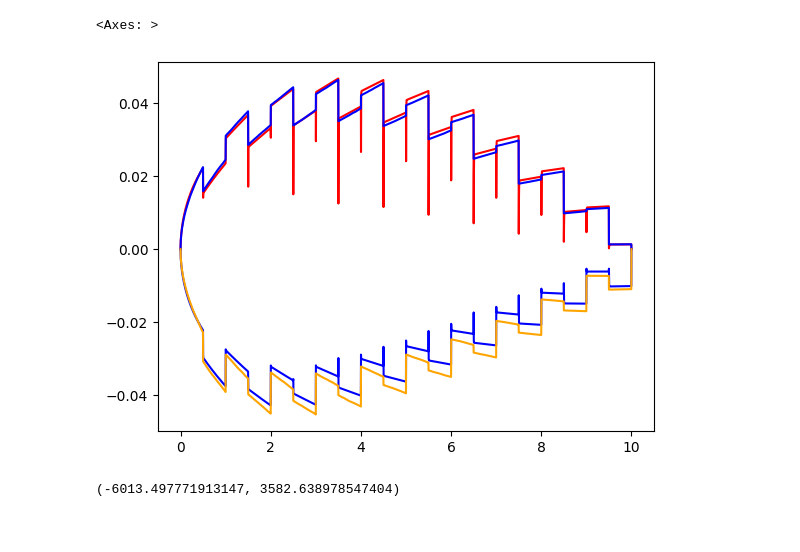
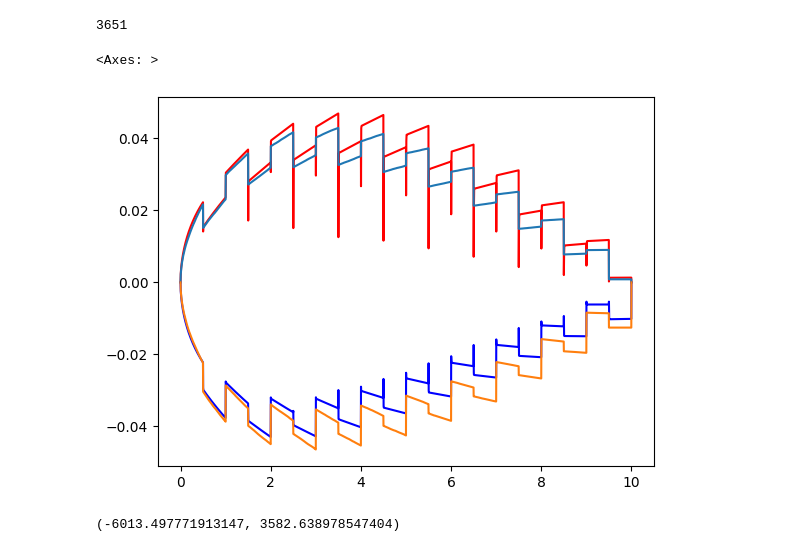
Before and after one commit to Eskild-afk/MasterThesis, a Jupyter notebook: AnalyticalXVASwap.ipynb, the cells around one changed output. Drawn from its saved outputs; the diff is of its cells as text; code cells hidden in the pictures.

```diff
--- a/AnalyticalXVASwap.ipynb
+++ b/AnalyticalXVASwap.ipynb
@@ -24,17 +24,20 @@ ENE = load('./SimulationData/NE_10Y_Swap_N=100000_dt=365.joblib')
 # %%
 PE=load('./SimulationData/AnalyticalPESwap10Y.joblib')
 NE=load('./SimulationData/AnalyticalNESwap10Y.joblib')
+# %%
+len(EPE)
+# %% [output]
+3651
 # %%
 discounting = np.array([HW.ZCB(0,Te) for Te in np.arange(0,10+1/365,1/365)])
 time = np.arange(0,10+1/365,1/365)
-time2 = np.arange(0,10+2/365,2/365)
 sns.lineplot(x=time,y=PE, color ="red")
 sns.lineplot(x=time,y=NE, color ="blue")
-sns.lineplot(x=time,y=discounting*np.array(EPE), color='blue')
-sns.lineplot(x=time,y=discounting*np.array(ENE), color='orange')
+sns.lineplot(x=time,y=EPE)
+sns.lineplot(x=time,y=ENE)
 # %% [output]
 <Axes: >
-[figure, old version]
+[figure, new version]
 # %%
 from defaultCurves import *
 CVA(time, 1, PE)*1000000, DVA(time, 1, NE)*1000000
```
Also changed, not shown: parts of 1 cell of this notebook, 25 other files.
